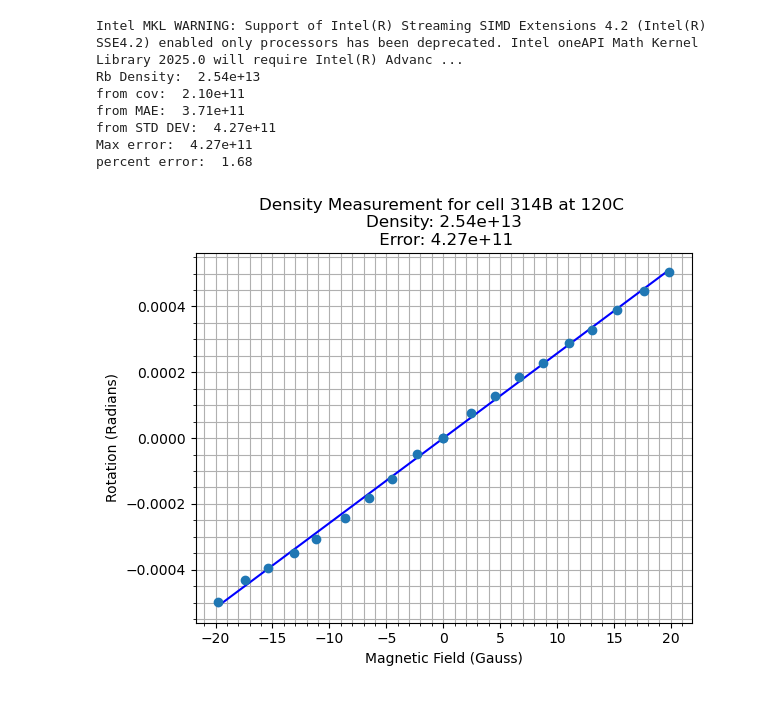
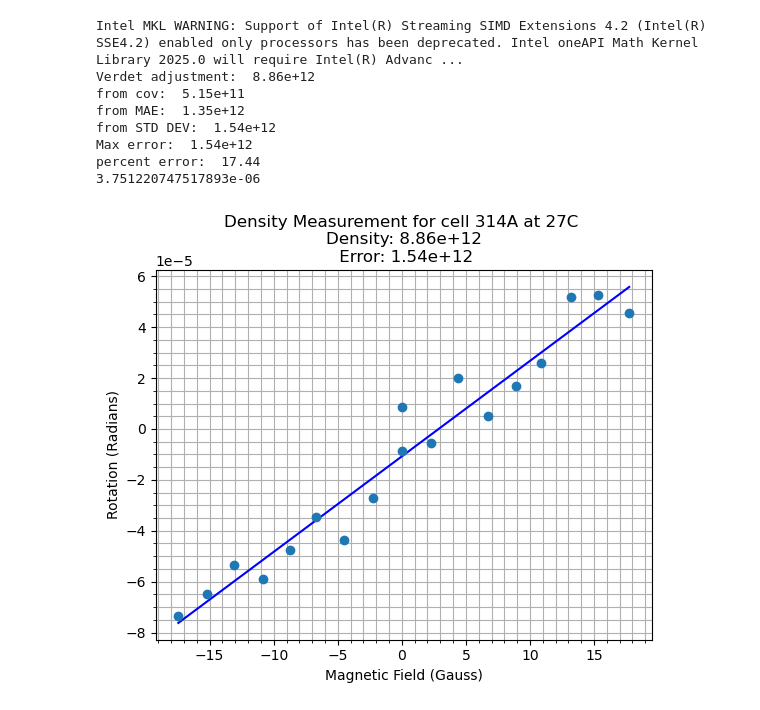
Before and after one commit to Saam-SEOP-Lab/alkali-density, a Jupyter notebook: DensityDataPlotter.ipynb, the cells around one changed output. Saved outputs shown, nothing was run; the diff lists cells and outputs as text; code cells hidden in the pictures.

Commit message:
refactoring of density app project structure, fixes to error calculations in notebook

```diff
--- a/DensityDataPlotter.ipynb
+++ b/DensityDataPlotter.ipynb
@@ -1,13 +148,18 @@
 # %%
+######### Determining the verdet constand of our cells
+
+
 import pandas as pd
 import numpy as np
 import matplotlib.pyplot as plt
 from scipy.optimize import curve_fit
-from density_analysis.density_calculations.density_calc import rb_density
+from density_analysis.density_calculations.density_calc import rb_density, killian_density
 from density_measurement.functions.utilities import formatter
 
+
+
 # Get density data from csv file
-fp_processed = "Data/Density/2024-08-09/2024-08-09_cell-314B_temp-120_trial-5_processed.csv"
+fp_processed = "Data/Density/2024-08-19/2024-08-19_cell-314A_temp-27_trial-4_processed.csv"
 # save into a dataframe
 data_proc = pd.read_csv(fp_processed)
 
@@ -22,20 +174,26 @@ rotation = data_proc["Rotation (Radians)"].to_numpy()
 r_err_m = data_proc["Rotation Mean Absolute Error"].to_numpy()
 r_err_s = data_proc["Rotation Standard Deviation"].to_numpy()
 
+adj = []
+i = 0
+for i in range(0, len(rotation)):
+    adj.append(glass_verdet_adj(rotation[i], mag_field[i]))
+
 # Define a line equation for fitting
 def line(x, m, b):
     return x*m+b
 
 # Get the fit parameters
 # param = [slope, intercept], param_cov = covariance matrix
-param, param_cov = curve_fit(line, mag_field, rotation)
+param, param_cov = curve_fit(line, mag_field, rotation)#rotation)
+
 # calculate the error on the slope using param_cov
 param_err = np.sqrt(param_cov[0][0])
 
 # Calculate the density and density error from covariance using the rb_density() function
 ol = 3.7
-wl = 7.80505e-05
-rb_den = rb_density(param[0], ol, wl) #slope -> density
+wl = 7.8065e-05
+rb_den = rb_density(param[0], ol, wl)
 rb_den_err = rb_density(param_err, ol, wl) #slope fit error -> density error
 
 # Format density and density error from covariance matrix for display
@@ -76,39 +234,47 @@ max_err_val_den_fmt = formatter(err_s, 2)
 # Calculate percent error for largest error value
 per_err = max_err_val_den/rb_den
 
 # Plot magnetic field vs rotation using the fit parameters
 plt.plot(mag_field, ans, '-', color ='blue')
+
+#plt.errorbar(mag_field, adjusted_rotation, yerr=max_err_val, fmt='o' ,color='orange')
 plt.errorbar(mag_field, rotation, yerr=max_err_val, fmt="o")
 
 # Label the axes
 plt.xlabel("Magnetic Field (Gauss)")
 plt.ylabel("Rotation (Radians)")
 
+# Compare Density values
+print("Verdet adjustment: ", formatter(rb_den, 2))
+
+
 # Compare error values
-print("Rb Density: ", formatter(rb_den, 2))
 print("from cov: ", err_cov_fmt)
 print("from MAE: ", err_m_fmt)
 print("from STD DEV: ", err_s_fmt)
 print("Max error: ", max_err_val_den_fmt)
 print("percent error: ", np.round(per_err*100, decimals=2))
+print(param[0])
+
 
 # Give the plot a title using the info in the data file
-plttlt= "Density Measurement for cell "+ cell_name+ " at "+temp+"C \n"+ "Density: "+str(den_fmt) +"\n Error: " + str(err_s_fmt)
+plttlt= "Density Measurement for cell "+ cell_name+ " at "+temp+"C \n"+ "Density: "+str(formatter(rb_den, 2)) +"\n Error: " + str(err_s_fmt)
 plt.title(plttlt)
 
 #turn on the grid
 plt.grid(which= "major")
 plt.grid(which = "minor")
 plt.minorticks_on()
 
 # Display the plot
 plt.show()
 # %% [output]
 Intel MKL WARNING: Support of Intel(R) Streaming SIMD Extensions 4.2 (Intel(R) SSE4.2) enabled only processors has been deprecated. Intel oneAPI Math Kernel Library 2025.0 will require Intel(R) Advanc ...
-Rb Density:  2.54e+13
-from cov:  2.10e+11
-from MAE:  3.71e+11
-from STD DEV:  4.27e+11
-Max error:  4.27e+11
-percent error:  1.68
+Verdet adjustment:  8.86e+12
+from cov:  5.15e+11
+from MAE:  1.35e+12
+from STD DEV:  1.54e+12
+Max error:  1.54e+12
+percent error:  17.44
+3.751220747517893e-06
-[figure, old version]
+[figure, new version]
```
Also changed, not shown: parts of 3 cells of this notebook, 4 other files.
